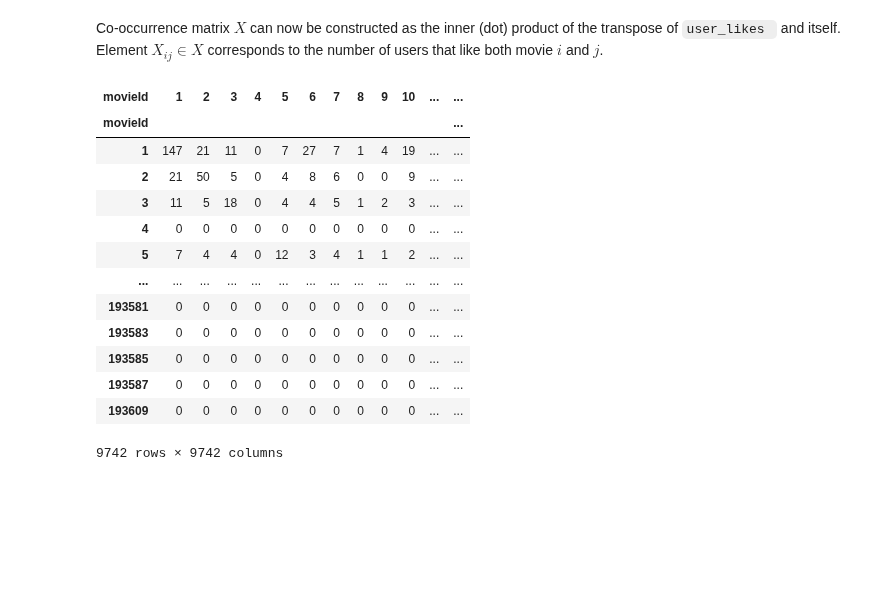
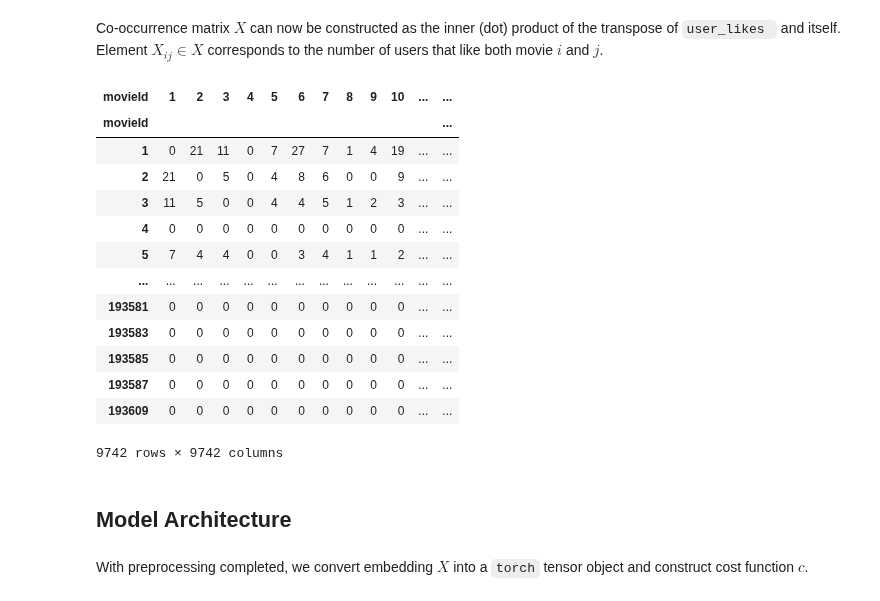
Before and after one commit to Team4IDS576/homework-assignments, a Jupyter notebook: Homework_2_Problem_2.ipynb, the cells around one changed output. Cells and saved outputs as stored; diff of their text form; code cells hidden in the pictures; blank space fills up the shorter version.

```diff
--- a/Homework_2_Problem_2.ipynb
+++ b/Homework_2_Problem_2.ipynb
@@ -99,25 +99,33 @@ Co-occurrence matrix $X$ can now be constructed as the inner (dot) product of th
 # %%
 # convert to numpy ndarray for dot product computation
 user_likes_array = user_likes.to_numpy()
 
+# create X
 X_co_occurrence = np.dot(user_likes_array.T, user_likes_array)
+
+# fill diagonals of X with zeros
+np.fill_diagonal(X_co_occurrence, 0)
+
+# display as DataFrame for clarity
+X_display = pd.DataFrame(X_co_occurrence, index=movies.movieId, columns = movies.movieId)
+
+X_display
+# %% [output]
+| movieId | 1 | 2 | 3 | 4 | 5 | 6 | 7 | 8 | 9 | 10 | ... | ... |
+| movieId |  |  |  |  |  |  |  |  |  |  |  | ... |
+| 1 | 0 | 21 | 11 | 0 | 7 | 27 | 7 | 1 | 4 | 19 | ... | ... |
+| 2 | 21 | 0 | 5 | 0 | 4 | 8 | 6 | 0 | 0 | 9 | ... | ... |
+| 3 | 11 | 5 | 0 | 0 | 4 | 4 | 5 | 1 | 2 | 3 | ... | ... |
+| 4 | 0 | 0 | 0 | 0 | 0 | 0 | 0 | 0 | 0 | 0 | ... | ... |
+| 5 | 7 | 4 | 4 | 0 | 0 | 3 | 4 | 1 | 1 | 2 | ... | ... |
+| ... | ... | ... | ... | ... | ... | ... | ... | ... | ... | ... | ... | ... |
+| 193581 | 0 | 0 | 0 | 0 | 0 | 0 | 0 | 0 | 0 | 0 | ... | ... |
+| 193583 | 0 | 0 | 0 | 0 | 0 | 0 | 0 | 0 | 0 | 0 | ... | ... |
+| 193585 | 0 | 0 | 0 | 0 | 0 | 0 | 0 | 0 | 0 | 0 | ... | ... |
+| 193587 | 0 | 0 | 0 | 0 | 0 | 0 | 0 | 0 | 0 | 0 | ... | ... |
+| 193609 | 0 | 0 | 0 | 0 | 0 | 0 | 0 | 0 | 0 | 0 | ... | ... |
+9742 rows × 9742 columns
-# %%
-# display as DataFrame for clarity
-X_display = pd.DataFrame(X_co_occurrence, index=movies.movieId, columns = movies.movieId)\
-
-X_display
-# %% [output]
-| movieId | 1 | 2 | 3 | 4 | 5 | 6 | 7 | 8 | 9 | 10 | ... | ... |
-| movieId |  |  |  |  |  |  |  |  |  |  |  | ... |
-| 1 | 147 | 21 | 11 | 0 | 7 | 27 | 7 | 1 | 4 | 19 | ... | ... |
-| 2 | 21 | 50 | 5 | 0 | 4 | 8 | 6 | 0 | 0 | 9 | ... | ... |
-| 3 | 11 | 5 | 18 | 0 | 4 | 4 | 5 | 1 | 2 | 3 | ... | ... |
-| 4 | 0 | 0 | 0 | 0 | 0 | 0 | 0 | 0 | 0 | 0 | ... | ... |
-| 5 | 7 | 4 | 4 | 0 | 12 | 3 | 4 | 1 | 1 | 2 | ... | ... |
-| ... | ... | ... | ... | ... | ... | ... | ... | ... | ... | ... | ... | ... |
-| 193581 | 0 | 0 | 0 | 0 | 0 | 0 | 0 | 0 | 0 | 0 | ... | ... |
-| 193583 | 0 | 0 | 0 | 0 | 0 | 0 | 0 | 0 | 0 | 0 | ... | ... |
-| 193585 | 0 | 0 | 0 | 0 | 0 | 0 | 0 | 0 | 0 | 0 | ... | ... |
-| 193587 | 0 | 0 | 0 | 0 | 0 | 0 | 0 | 0 | 0 | 0 | ... | ... |
-| 193609 | 0 | 0 | 0 | 0 | 0 | 0 | 0 | 0 | 0 | 0 | ... | ... |
-9742 rows × 9742 columns
+# %% [markdown]
+## Model Architecture
+# %% [markdown]
+With preprocessing completed, we convert embedding $X$ into a `torch` tensor object and construct cost function $c$.
```
Also changed, not shown: parts of 12 cells of this notebook.
